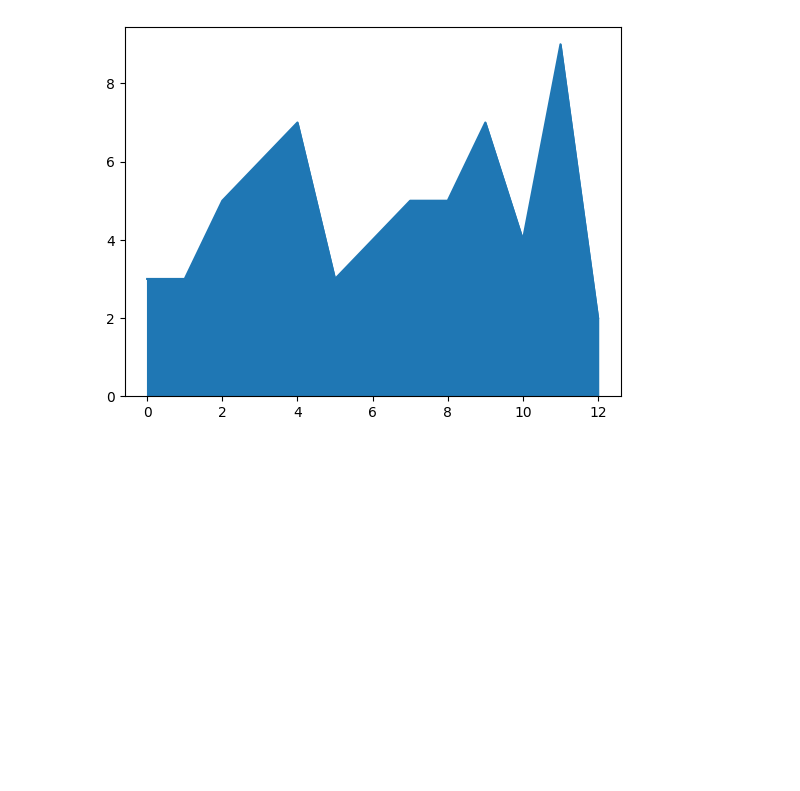
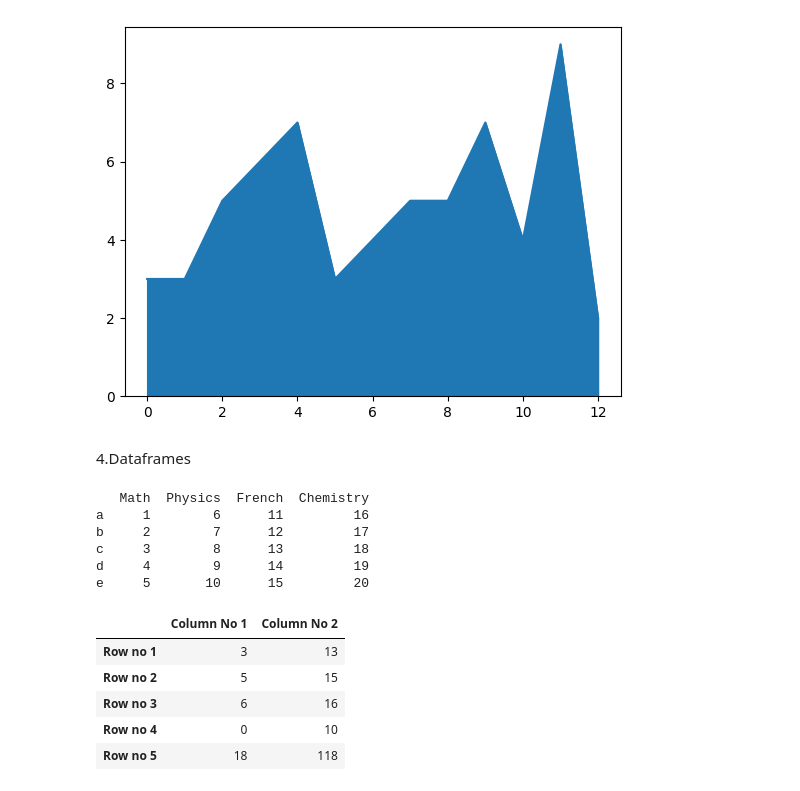
Before and after one commit to ShaileshKrCh/Machine_Learning, a Jupyter notebook: pandas.ipynb, the cells around one changed output. Cells and saved outputs as stored; diff of their text form; code cells hidden in the pictures; blank space fills up the shorter version.

```diff
--- a/pandas.ipynb
+++ b/pandas.ipynb
@@ -132,3 +132,33 @@ data=pd.Series([3,3,5,6,7,3,4,5,5,7,4,9,2])
 data.plot(kind="area");
 # %% [output]
 [figure]
+# %% [markdown]
+4.Dataframes
+# %%
+import pandas as pd
+w = pd.Series({'a':1 ,'b':2 ,'c':3 ,'d':4 ,'e':5})
+x = pd.Series({'a':6 ,'b':7 ,'c':8 ,'d':9 ,'e':10})
+y = pd.Series({'a':11 ,'b':12 ,'c':13 ,'d':14 ,'e':15})
+z = pd.Series({'a':16 ,'b':17 ,'c':18 ,'d':19 ,'e':20})
+grades = pd.DataFrame({'Math':w,'Physics':x,'French':y,'Chemistry':z})
+print(grades)
+# %% [output]
+   Math  Physics  French  Chemistry
+a     1        6      11         16
+b     2        7      12         17
+c     3        8      13         18
+d     4        9      14         19
+e     5       10      15         20
+# %%
+data1 = pd.Index([3,5,6,0,18,38,48,54,3,5])
+data2 = pd.Index([13,15,16,10,118,138,148,154,13,15])
+row_names = ["Row no 1 ", "Row no 2 ", "Row no 3 ", "Row no 4 ", "Row no 5 "]
+df= pd.DataFrame({"Column No 1":data1,"Column No 2":data2},index=row_names)
+df
+# %% [output]
+|  | Column No 1 | Column No 2 |
+| Row no 1 | 3 | 13 |
+| Row no 2 | 5 | 15 |
+| Row no 3 | 6 | 16 |
+| Row no 4 | 0 | 10 |
+| Row no 5 | 18 | 118 |
```
Also changed, not shown: parts of 27 cells of this notebook.
